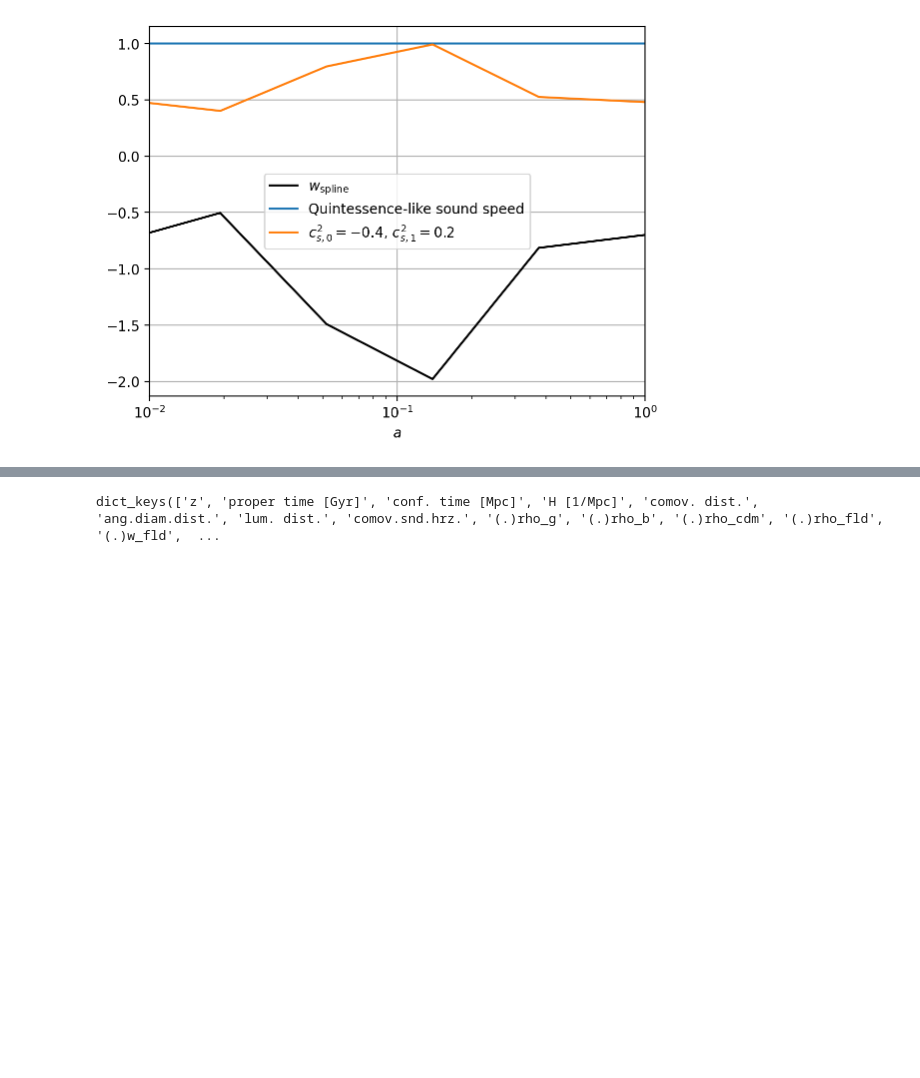
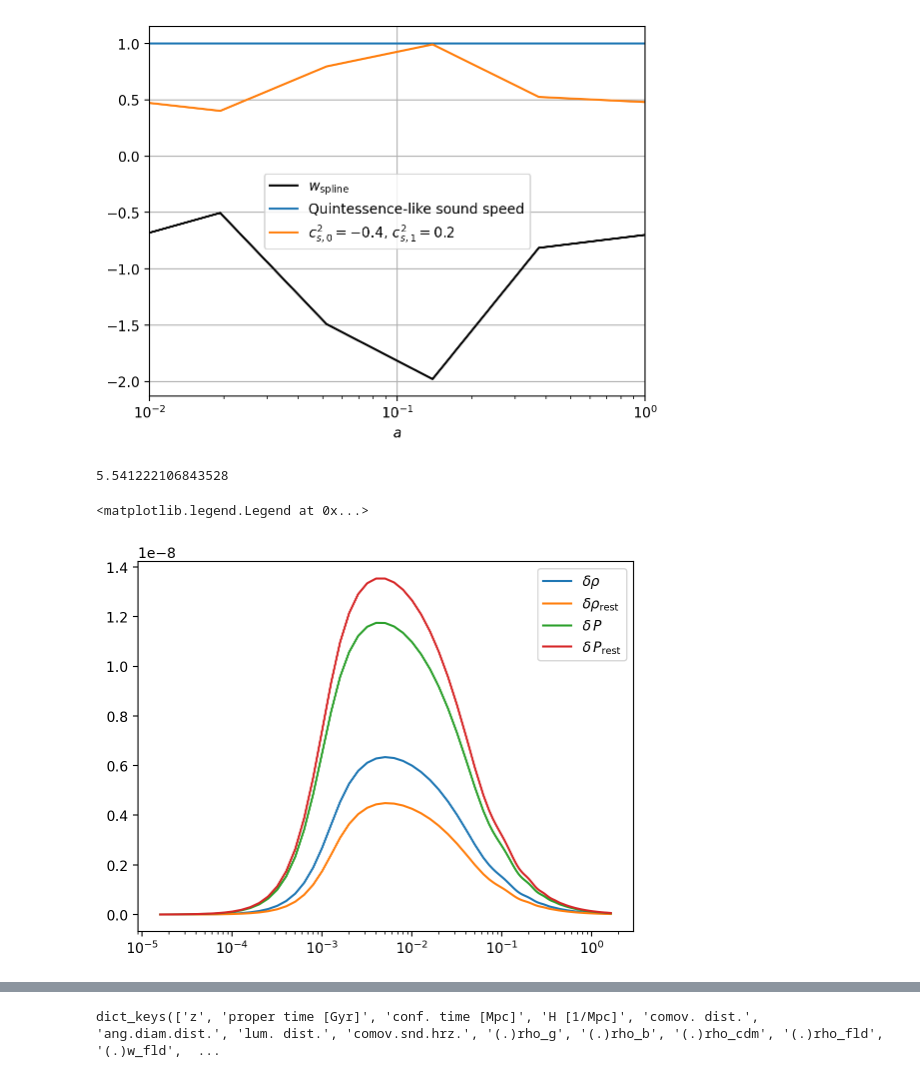
Before and after one commit to joaoreboucas1/CLASS-cs2, a Jupyter notebook: explore_v2.ipynb, the cells around one changed output, grey strips where cells are left out. Cells and saved outputs as stored; diff of their text form; code cells hidden in the pictures; blank space fills up the shorter version.

Commit message:
Exploring how to get cs2 from transfers

```diff
--- a/explore_v2.ipynb
+++ b/explore_v2.ipynb
@@ -194,3 +195,43 @@ cosmo_var3.set(
 )
 cosmo_var3.compute()
 bg_var3 = cosmo_var3.get_background()
+# %%
+def get_cs2_rest(cosmo, w0, wa):
+    bg = cosmo.get_background()
+
+    mask = bg['z'] < 3
+    z = bg['z'][mask]
+    a = 1/(z + 1)
+    H = bg['H [1/Mpc]'][mask]
+    rho_fld = bg['(.)rho_fld'][mask]
+    w = w0 + wa*(1-a)
+    ca2 = w + a*wa/(1 + w)/3
+
+    for z_, a_, H_, w_, ca2_, rho_fld_ in zip(z, a, H, w, ca2, rho_fld):
+        transfers = cosmo.get_transfer(z_)
+        k         = transfers['k (h/Mpc)']
+        k         = k/h_ref # convert to 1/Mpc
+        d_rho_fld = transfers['d_rho_fld']
+        d_p_fld   = -transfers['d_p_fld']
+        d_fld     = transfers['d_fld']
+        t_fld     = transfers['t_fld']
+
+        d_fld_rest = d_fld + 3*a_*H_*(1 + w_)*t_fld/k**2
+        d_rho_fld_rest = rho_fld_*d_fld_rest
+        p_gamma    = d_p_fld - ca2_*d_rho_fld
+
+        d_p_fld_rest = p_gamma + ca2_*rho_fld_*d_fld_rest
+        cs2_rest = d_p_fld_rest / d_rho_fld_rest
+
+    return cs2_rest, z, k, d_rho_fld, d_rho_fld_rest, d_p_fld, d_p_fld_rest
+
+cs2_rest, z, k, d_rho_fld, d_rho_fld_rest, d_p_fld, d_p_fld_rest = get_cs2_rest(cosmo_var3, -0.8, -0.1)
+plt.semilogx(k, d_rho_fld, label=r"$\delta\rho$")
+plt.semilogx(k, d_rho_fld_rest, label=r"$\delta\rho_\mathrm{rest}$")
+plt.semilogx(k, d_p_fld, label=r"$\delta \, P$")
+plt.semilogx(k, d_p_fld_rest, label=r"$\delta \, P_\mathrm{rest}$")
+plt.legend()
+# %% [output]
+5.541222106843528
+<matplotlib.legend.Legend at 0x...>
+[figure, added]
```
Also changed, not shown: parts of 10 cells of this notebook.
